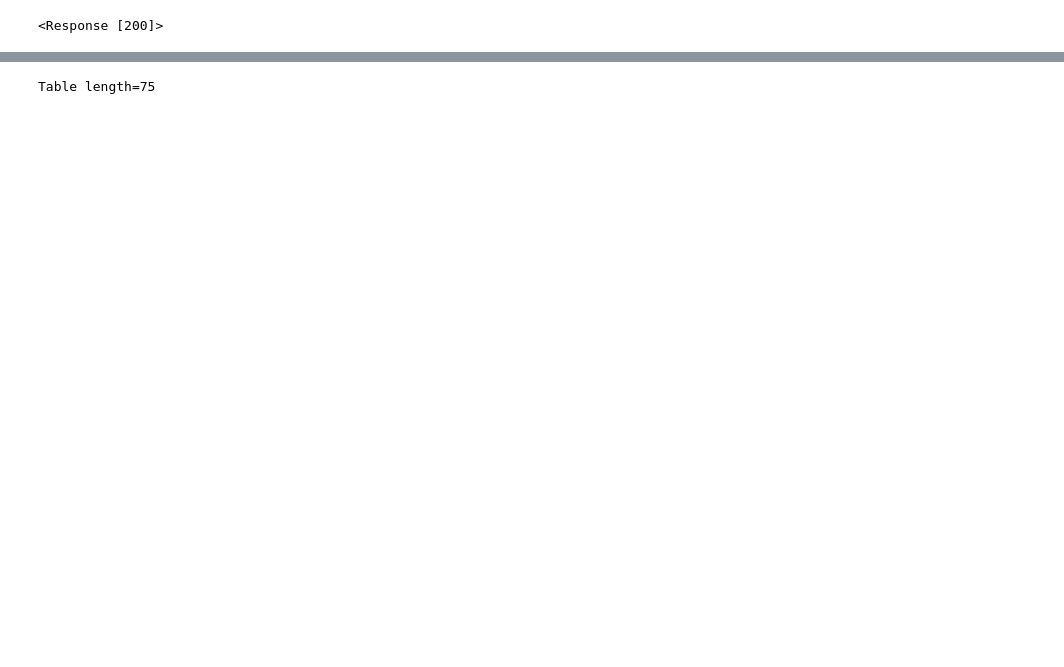
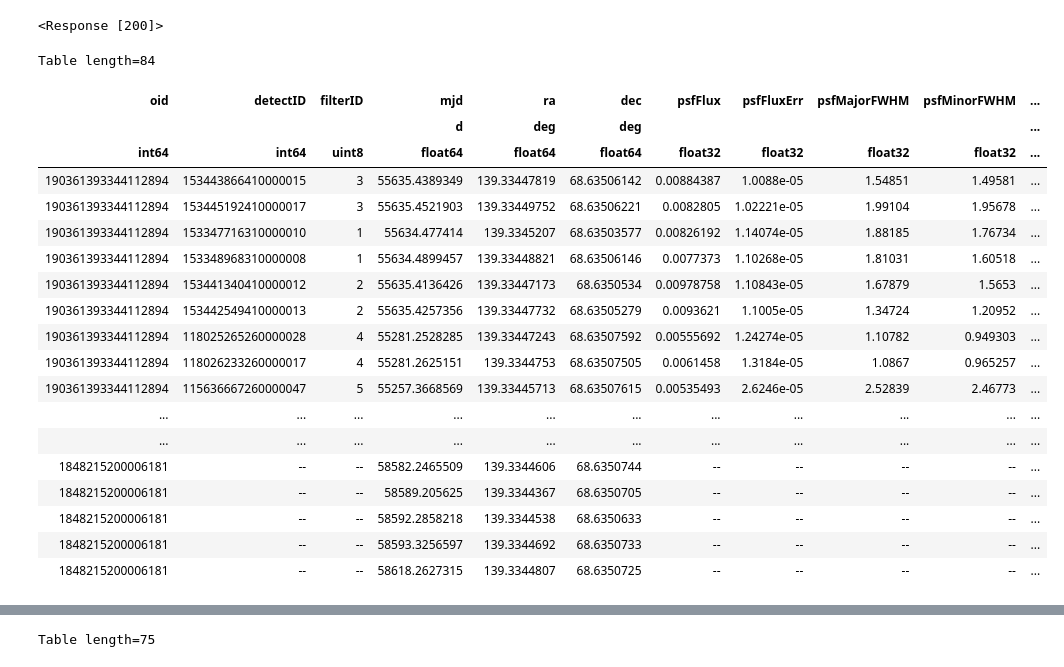
Before and after one commit to fernandezeric/Freya, a Jupyter notebook: demo.ipynb, the cells around one changed output, grey strips where cells are left out. Saved outputs shown, nothing was run; the diff lists cells and outputs as text; code cells hidden in the pictures; blank space fills up the shorter version.

```diff
--- a/demo.ipynb
+++ b/demo.ipynb
@@ -14,6 +14,15 @@ def consulta_degree(ra,dec,radius,format,catalog):
     args = {'ra':ra,'dec':dec,'radius':radius,'format':format,'catalogs':catalog}
     r = requests.get(url=url,params=args)
     return r
+# %%
+def consulta_hms(hms,radius,format,catalog):
+    url = 'http://0.0.0.0:5000/get_lc_hms_nearest'
+    """
+    url = 'http://0.0.0.0:5000/get_lc_hms'
+    """
+    args = {'hms':hms,'radius':radius,'format':format,'catalogs':catalog}
+    r = requests.get(url=url,params=args)
+    return r
 # %%
 # Use the FreyaAPI
 # %%
@@ -22,6 +31,38 @@ rdg_junto = consulta_degree(139.33444972,68.6350604,0.0002777,'csv','ps1')
 rdg_junto
 # %% [output]
 <Response [200]>
+# %%
+rdg_junto_hms = consulta_hms('9h17m20.26793280000689s +4h34m32.414496000003936s',0.0002777,'votable','ps1,ztf')
+# %%
+# VOtable
+import io
+from astropy.io.votable import parse,parse_single_table,from_table, writeto
+votable = rdg_junto_hms.text.encode(encoding='UTF-8')
+bio = io.BytesIO(votable)
+votable = parse(bio)
+table = parse_single_table(bio).to_table()
+table
+# %% [output]
+Table length=84
+| oid | detectID | filterID | mjd | ra | dec | psfFlux | psfFluxErr | psfMajorFWHM | psfMinorFWHM | ... |
+|  |  |  | d | deg | deg |  |  |  |  | ... |
+| int64 | int64 | uint8 | float64 | float64 | float64 | float32 | float32 | float32 | float32 | ... |
+| 190361393344112894 | 153443866410000015 | 3 | 55635.4389349 | 139.33447819 | 68.63506142 | 0.00884387 | 1.0088e-05 | 1.54851 | 1.49581 | ... |
+| 190361393344112894 | 153445192410000017 | 3 | 55635.4521903 | 139.33449752 | 68.63506221 | 0.0082805 | 1.02221e-05 | 1.99104 | 1.95678 | ... |
+| 190361393344112894 | 153347716310000010 | 1 | 55634.477414 | 139.3345207 | 68.63503577 | 0.00826192 | 1.14074e-05 | 1.88185 | 1.76734 | ... |
+| 190361393344112894 | 153348968310000008 | 1 | 55634.4899457 | 139.33448821 | 68.63506146 | 0.0077373 | 1.10268e-05 | 1.81031 | 1.60518 | ... |
+| 190361393344112894 | 153441340410000012 | 2 | 55635.4136426 | 139.33447173 | 68.6350534 | 0.00978758 | 1.10843e-05 | 1.67879 | 1.5653 | ... |
+| 190361393344112894 | 153442549410000013 | 2 | 55635.4257356 | 139.33447732 | 68.63505279 | 0.0093621 | 1.1005e-05 | 1.34724 | 1.20952 | ... |
+| 190361393344112894 | 118025265260000028 | 4 | 55281.2528285 | 139.33447243 | 68.63507592 | 0.00555692 | 1.24274e-05 | 1.10782 | 0.949303 | ... |
+| 190361393344112894 | 118026233260000017 | 4 | 55281.2625151 | 139.3344753 | 68.63507505 | 0.0061458 | 1.3184e-05 | 1.0867 | 0.965257 | ... |
+| 190361393344112894 | 115636667260000047 | 5 | 55257.3668569 | 139.33445713 | 68.63507615 | 0.00535493 | 2.6246e-05 | 2.52839 | 2.46773 | ... |
+| ... | ... | ... | ... | ... | ... | ... | ... | ... | ... | ... |
+| ... | ... | ... | ... | ... | ... | ... | ... | ... | ... | ... |
+| 1848215200006181 | -- | -- | 58582.2465509 | 139.3344606 | 68.6350744 | -- | -- | -- | -- | ... |
+| 1848215200006181 | -- | -- | 58589.205625 | 139.3344367 | 68.6350705 | -- | -- | -- | -- | ... |
+| 1848215200006181 | -- | -- | 58592.2858218 | 139.3344538 | 68.6350633 | -- | -- | -- | -- | ... |
+| 1848215200006181 | -- | -- | 58593.3256597 | 139.3344692 | 68.6350733 | -- | -- | -- | -- | ... |
+| 1848215200006181 | -- | -- | 58618.2627315 | 139.3344807 | 68.6350725 | -- | -- | -- | -- | ... |
 # %%
 tabla_juntotodo = ascii.read(rdg_junto.text,  format='csv', guess=False)
 tabla_juntotodo
```
Also changed, not shown: parts of 3 cells of this notebook, 2 other files.
